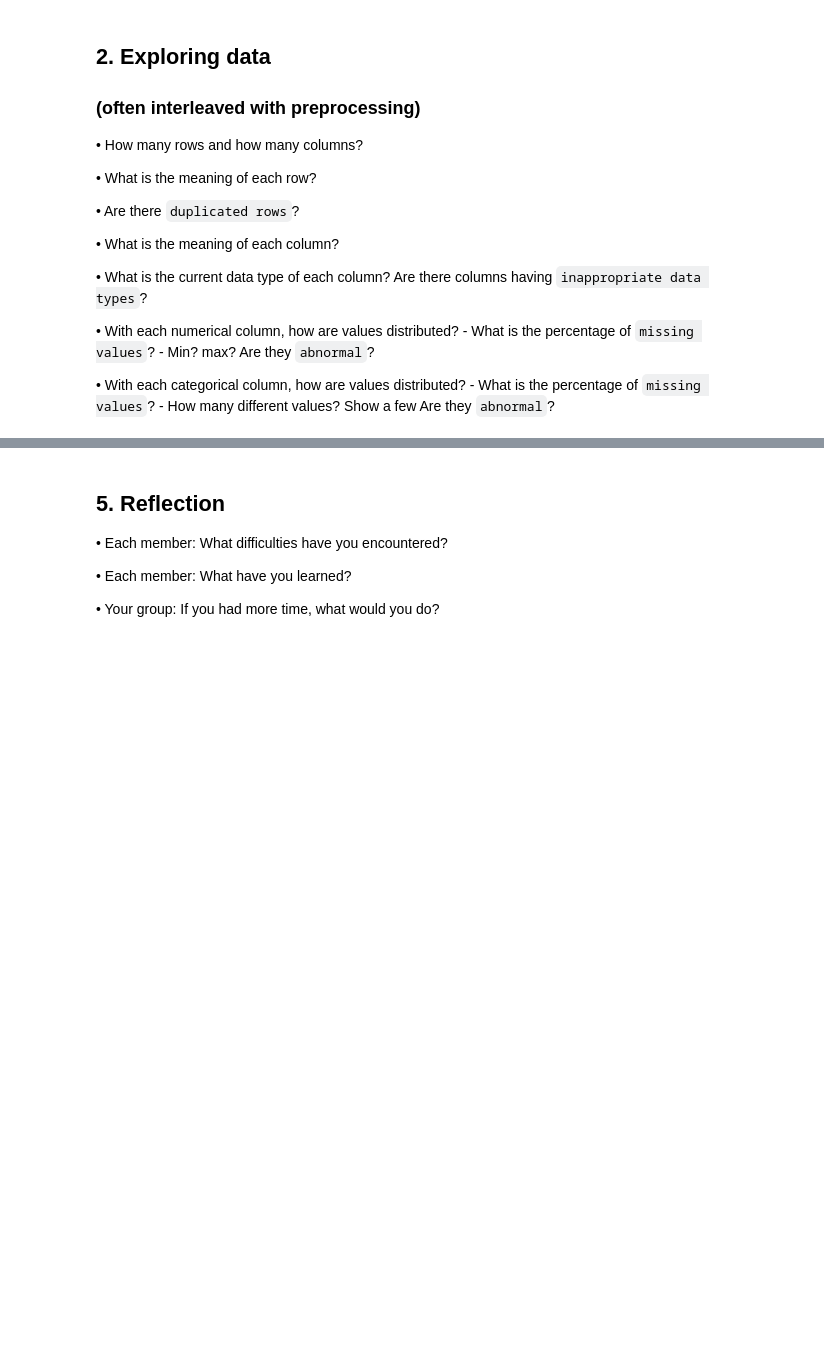
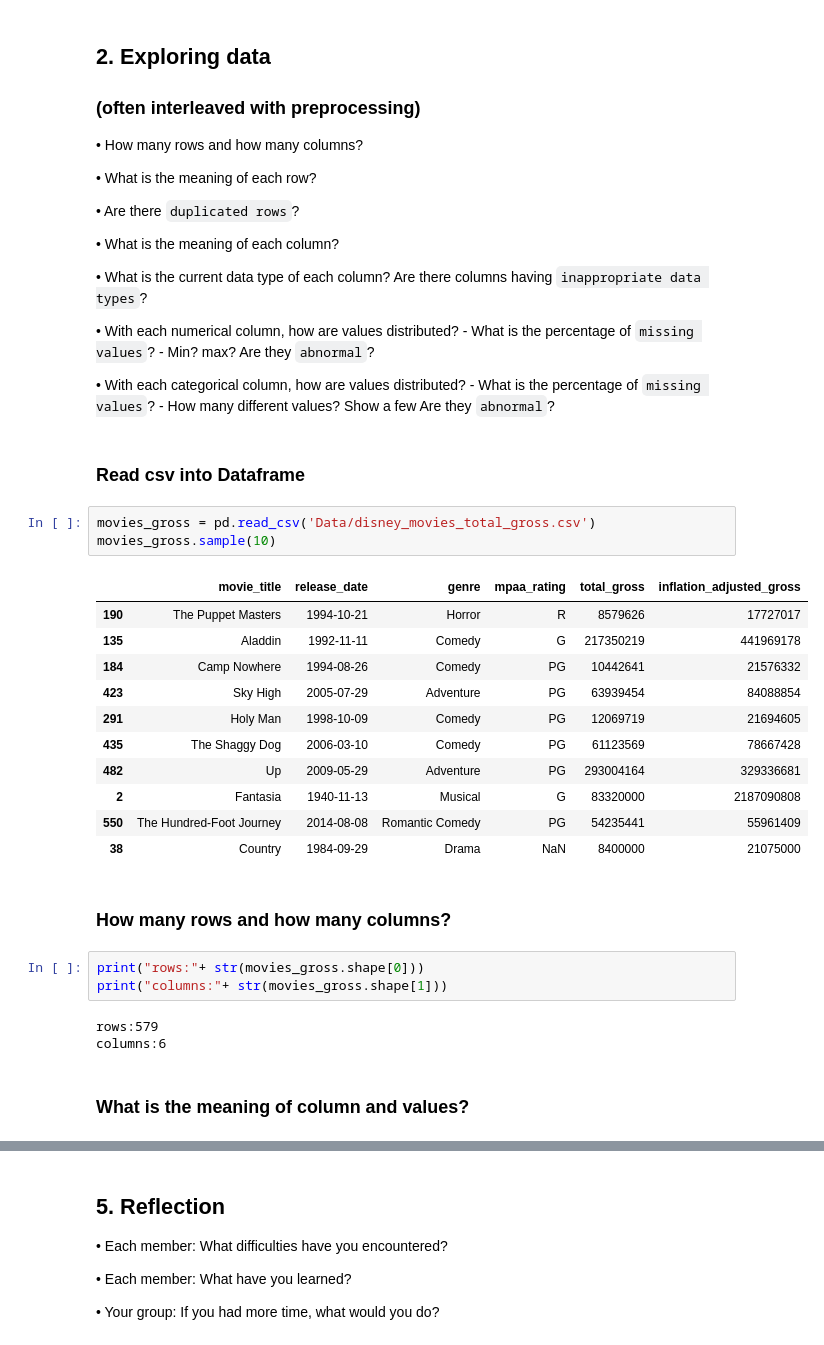
Before and after one commit to XP0101/Disney-movies-analysis, a Jupyter notebook: Final_Project.ipynb, the cells around one changed output, grey strips where cells are left out. Saved outputs shown, nothing was run; the diff lists cells and outputs as text; blank space fills up the shorter version.

```diff
--- a/Final_Project.ipynb
+++ b/Final_Project.ipynb
@@ -36,3 +54,30 @@ distributed?
     - What is the percentage of `missing values`?
     - How many different values? Show a few
       Are they `abnormal`?
+# %% [markdown]
+### Read csv into Dataframe
+# %%
+movies_gross = pd.read_csv('Data/disney_movies_total_gross.csv')
+movies_gross.sample(10)
+# %% [output]
+|  | movie_title | release_date | genre | mpaa_rating | total_gross | inflation_adjusted_gross |
+| 190 | The Puppet Masters | 1994-10-21 | Horror | R | 8579626 | 17727017 |
+| 135 | Aladdin | 1992-11-11 | Comedy | G | 217350219 | 441969178 |
+| 184 | Camp Nowhere | 1994-08-26 | Comedy | PG | 10442641 | 21576332 |
+| 423 | Sky High | 2005-07-29 | Adventure | PG | 63939454 | 84088854 |
+| 291 | Holy Man | 1998-10-09 | Comedy | PG | 12069719 | 21694605 |
+| 435 | The Shaggy Dog | 2006-03-10 | Comedy | PG | 61123569 | 78667428 |
+| 482 | Up | 2009-05-29 | Adventure | PG | 293004164 | 329336681 |
+| 2 | Fantasia | 1940-11-13 | Musical | G | 83320000 | 2187090808 |
+| 550 | The Hundred-Foot Journey | 2014-08-08 | Romantic Comedy | PG | 54235441 | 55961409 |
+| 38 | Country | 1984-09-29 | Drama | NaN | 8400000 | 21075000 |
+# %% [markdown]
+### How many rows and how many columns?
+# %%
+print("rows:"+ str(movies_gross.shape[0]))
+print("columns:"+ str(movies_gross.shape[1]))
+# %% [output]
+rows:579
+columns:6
+# %% [markdown]
+### What is the meaning of column and values?
```
Also changed, not shown: parts of 41 cells of this notebook.
